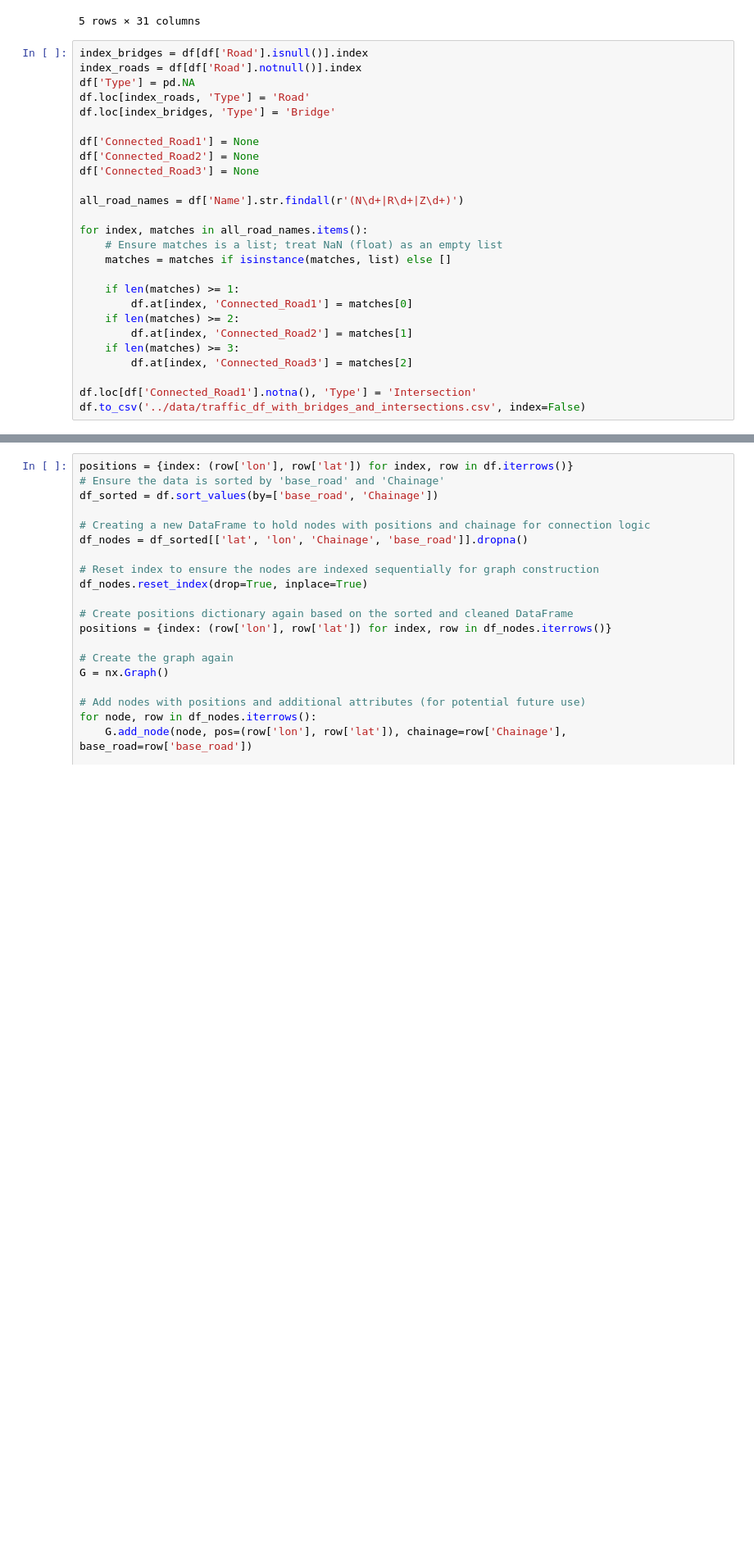
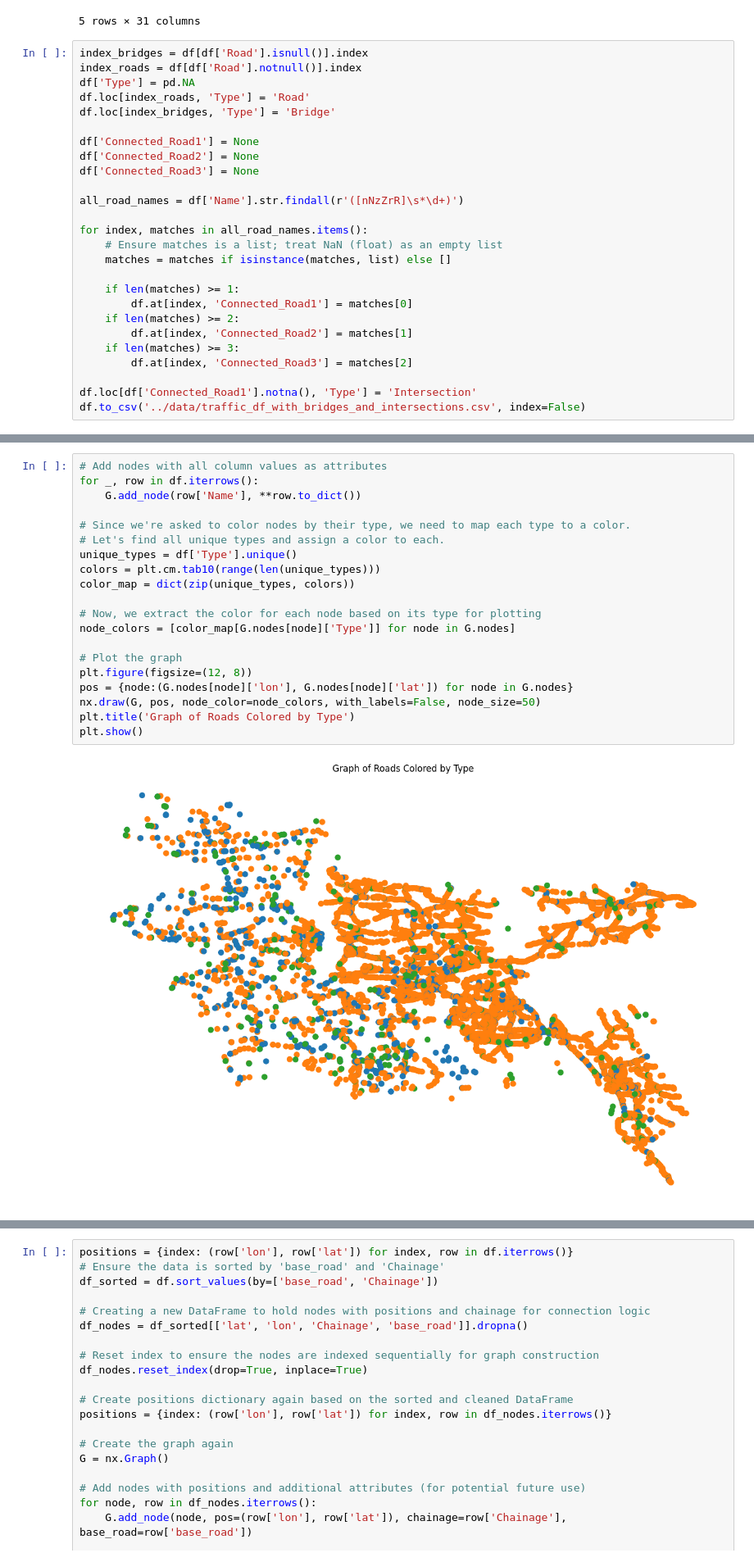
Before and after one commit to JulianvanRie/Advanced_Simulation_AS3, a Jupyter notebook: EPA133a-G2-A4/model/Julian doet nog meer dingen.ipynb, the cells around one changed output, grey strips where cells are left out. Shown at 82% size. Saved outputs shown, nothing was run; the diff lists cells and outputs as text; blank space fills up the shorter version.

Commit message:
traffic_df_with_bridges.csv bevat nu type column die de nodes identificeert op road, bridge en intersection. er zijn 3 kolommen toegevoegd waar de kruisende wegen in staan.

```diff
--- a/EPA133a-G2-A4/model/Julian doet nog meer dingen.ipynb
+++ b/EPA133a-G2-A4/model/Julian doet nog meer dingen.ipynb
@@ -92,7 +95,7 @@ df['Connected_Road1'] = None
 df['Connected_Road2'] = None
 df['Connected_Road3'] = None
 
-all_road_names = df['Name'].str.findall(r'(N\d+|R\d+|Z\d+)')
+all_road_names = df['Name'].str.findall(r'([nNzZrR]\s*\d+)')
 
 for index, matches in all_road_names.items():
     # Ensure matches is a list; treat NaN (float) as an empty list
@@ -123,0 +113,22 @@ Index([], dtype='int64')
+# %%
+# Add nodes with all column values as attributes
+for _, row in df.iterrows():
+    G.add_node(row['Name'], **row.to_dict())
+
+# Since we're asked to color nodes by their type, we need to map each type to a color.
+# Let's find all unique types and assign a color to each.
+unique_types = df['Type'].unique()
+colors = plt.cm.tab10(range(len(unique_types)))
+color_map = dict(zip(unique_types, colors))
+
+# Now, we extract the color for each node based on its type for plotting
+node_colors = [color_map[G.nodes[node]['Type']] for node in G.nodes]
+
+# Plot the graph
+plt.figure(figsize=(12, 8))
+pos = {node:(G.nodes[node]['lon'], G.nodes[node]['lat']) for node in G.nodes}
+nx.draw(G, pos, node_color=node_colors, with_labels=False, node_size=50)
+plt.title('Graph of Roads Colored by Type')
+plt.show()
+# %% [output]
+[figure, added]
```
Also changed, not shown: parts of 3 cells of this notebook, 1 other file.
